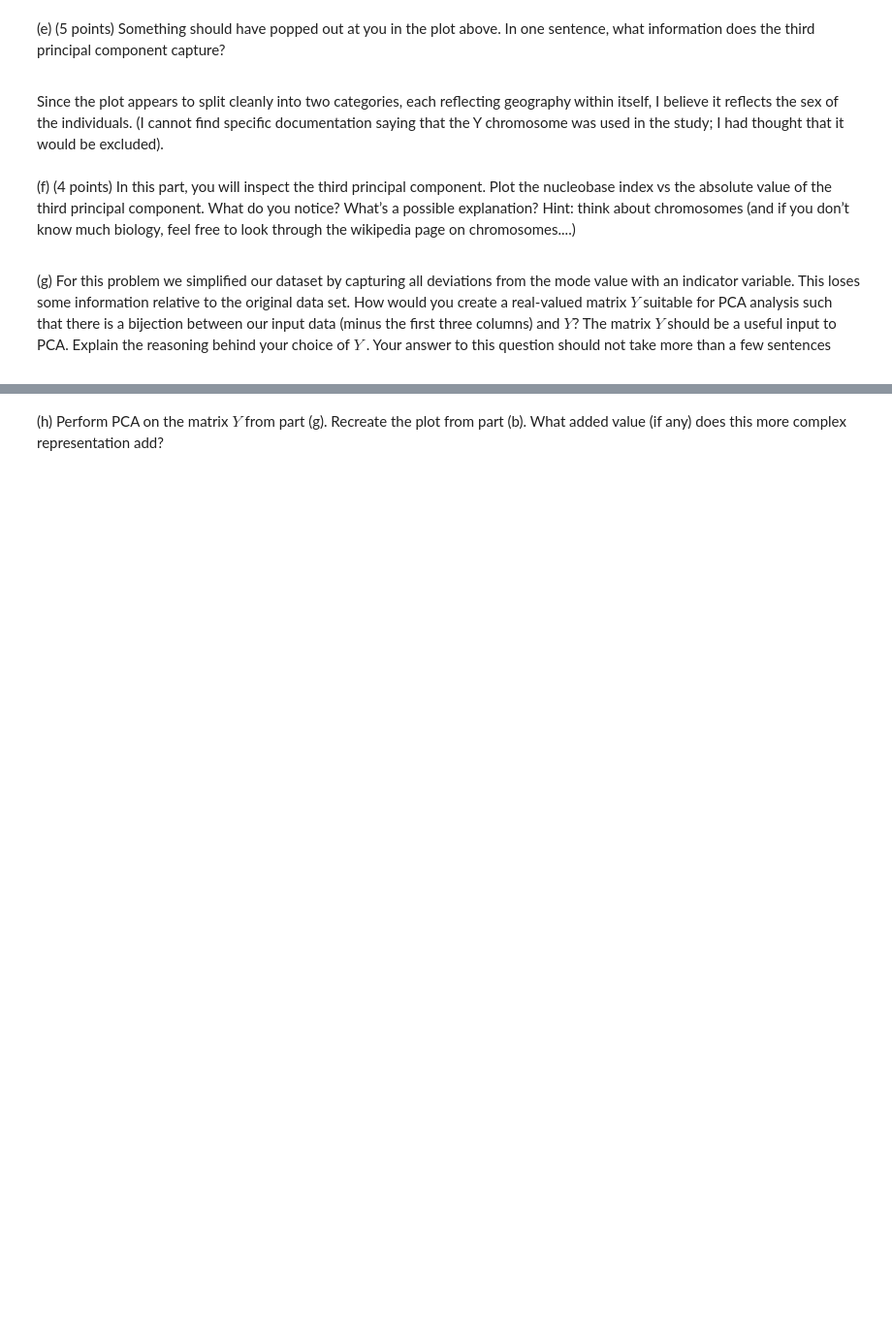
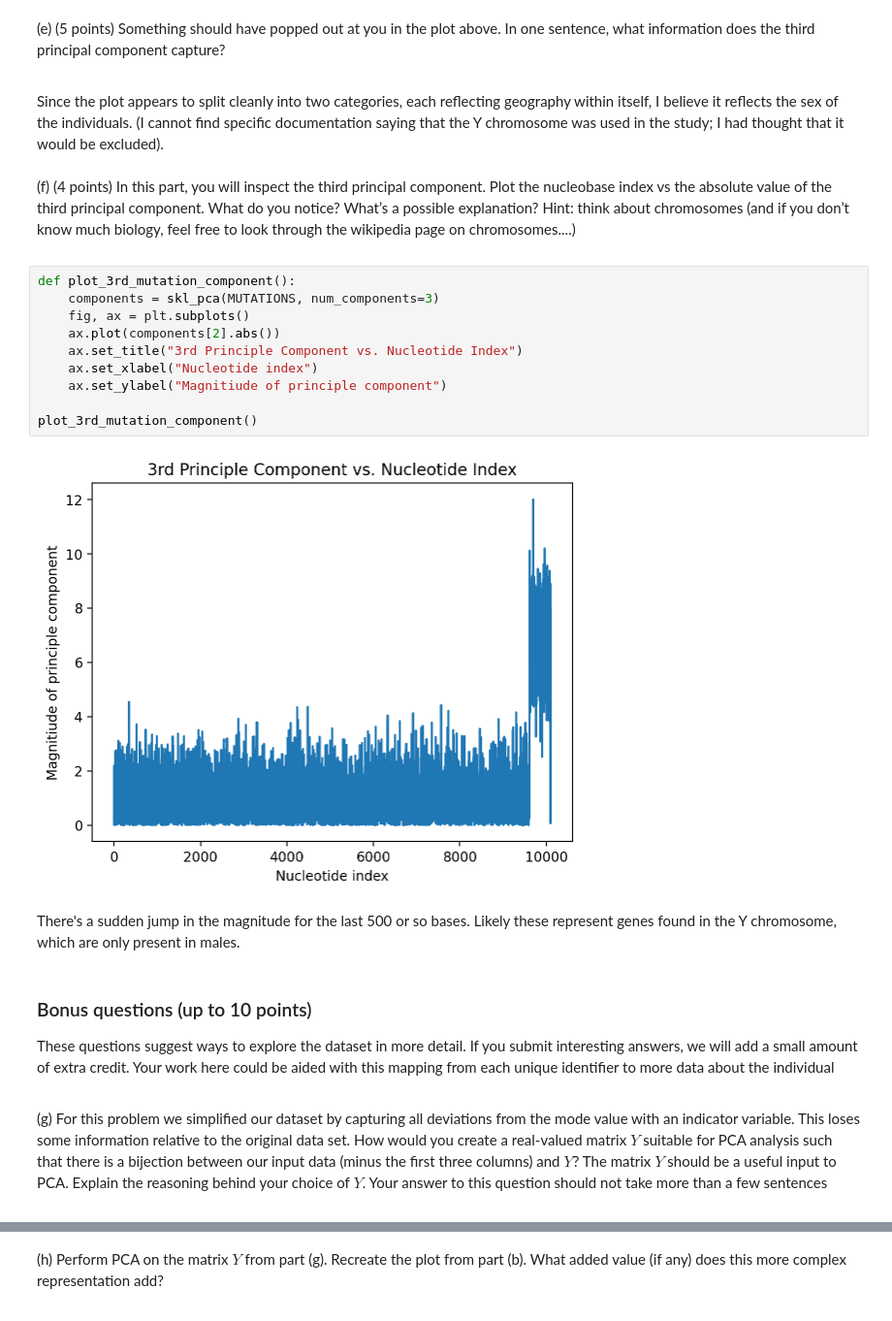
Before and after one commit to garfieldnate/Stanford-CS-168_Modern_Algorithmic_Toolbox, a Jupyter notebook: cs168/notebooks/mini_project_4.ipynb, the cells around one changed output, grey strips where cells are left out. Shown at 97% size. Drawn from its saved outputs; the diff is of its cells as text; blank space fills up the shorter version.

```diff
--- a/cs168/notebooks/mini_project_4.ipynb
+++ b/cs168/notebooks/mini_project_4.ipynb
@@ -483,14 +490,36 @@ Hint: think about chromosomes (and if you don’t know much biology, feel free t
 wikipedia page on chromosomes....)
 
 </div>
+# %%
+def plot_3rd_mutation_component():
+    components = skl_pca(MUTATIONS, num_components=3)
+    fig, ax = plt.subplots()
+    ax.plot(components[2].abs())
+    ax.set_title("3rd Principle Component vs. Nucleotide Index")
+    ax.set_xlabel("Nucleotide index")
+    ax.set_ylabel("Magnitiude of principle component")
+
+plot_3rd_mutation_component()
+# %% [output]
+[figure, added]
+# %% [markdown]
+There's a sudden jump in the magnitude for the last 500 or so bases. Likely these represent genes found in the Y chromosome, which are only present in males.
 # %% [markdown]
 <div class="custom-assignment-text">
 
-(g) For this problem we simplified our dataset by capturing all deviations from the mode value with an
-indicator variable. This loses some information relative to the original data set. How would you create
-a real-valued matrix $Y$ suitable for PCA analysis such that there is a bijection between our input data
-(minus the first three columns) and $Y$? The matrix $Y$ should be a useful input to PCA. Explain the
-reasoning behind your choice of $Y$ . Your answer to this question should not take more than a few
-sentences
+### Bonus questions (up to 10 points)
+
+These questions suggest ways to explore the dataset in more detail. If you submit interesting answers, we will add a small amount of extra credit. Your work here could be aided with this mapping from each unique identifier to more data about the individual
 
 </div>
+# %% [markdown]
+<div class="custom-assignment-text">
+
+(g) For this problem we simplified our dataset by capturing all deviations from the mode value with an
+indicator variable. This loses some information relative to the original data set. How would you create
+a real-valued matrix $Y$ suitable for PCA analysis such that there is a bijection between our input data
+(minus the first three columns) and $Y$? The matrix $Y$ should be a useful input to PCA. Explain the
+reasoning behind your choice of $Y$. Your answer to this question should not take more than a few
+sentences
+
+</div>
```
Also changed, not shown: parts of 12 cells of this notebook.
